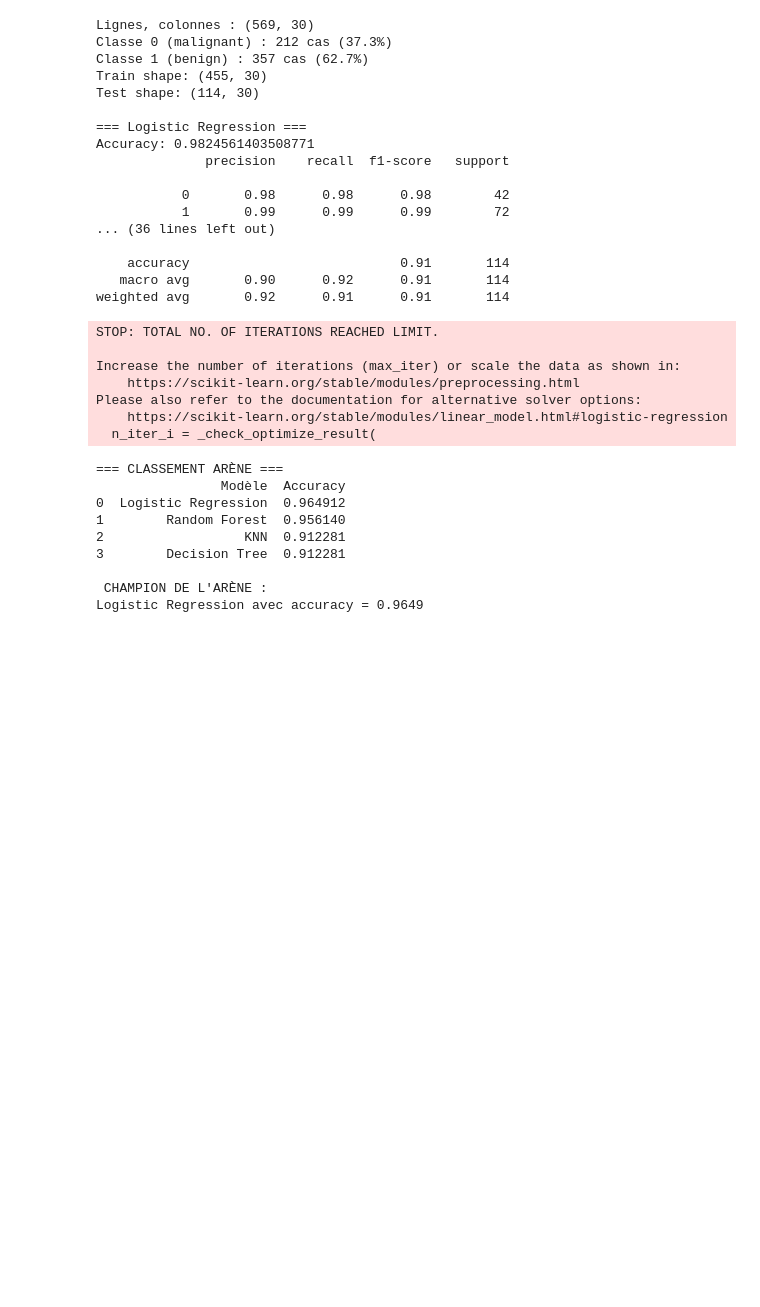
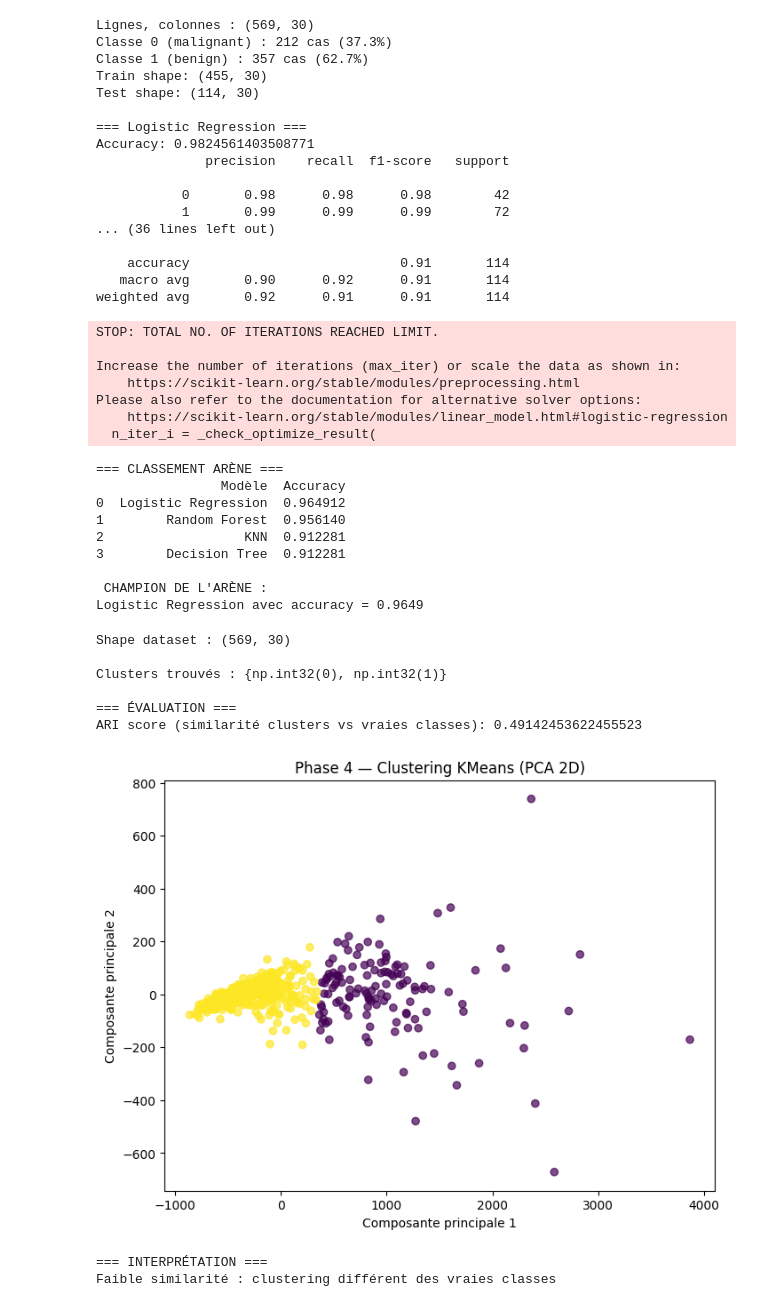
Before and after one commit to karamdh/arene-des-algos-KARAM-DHIFI01, a Jupyter notebook: jour1.ipynb, the cells around one changed output. Cells and saved outputs as stored; diff of their text form; code cells hidden in the pictures; blank space fills up the shorter version.

Commit message:
feat(phase4): clustering KMeans + PCA + évaluation ARI + analyse

```diff
--- a/jour1.ipynb
+++ b/jour1.ipynb
@@ -192,3 +192,72 @@ Please also refer to the documentation for alternative solver options:
 
  CHAMPION DE L'ARÈNE :
 Logistic Regression avec accuracy = 0.9649
+# %%
+
+from sklearn.cluster import KMeans
+from sklearn.decomposition import PCA
+from sklearn.datasets import load_breast_cancer
+from sklearn.metrics import adjusted_rand_score
+import matplotlib.pyplot as plt
+
+data = load_breast_cancer()
+X = data.data
+y = data.target
+
+print("Shape dataset :", X.shape)
+
+
+# KMeans
+
+kmeans = KMeans(n_clusters=2, random_state=42, n_init=10)
+clusters = kmeans.fit_predict(X)
+
+print("\nClusters trouvés :", set(clusters))
+
+
+#  Évaluation
+
+ari = adjusted_rand_score(y, clusters)
+
+print("\n=== ÉVALUATION ===")
+print("ARI score (similarité clusters vs vraies classes):", ari)
+
+
+#  Réduction dimensionnelle (PCA)
+
+pca = PCA(n_components=2)
+X_2d = pca.fit_transform(X)
+
+
+#  Visualisation
+plt.figure(figsize=(8,6))
+
+plt.scatter(X_2d[:, 0], X_2d[:, 1], c=clusters, cmap='viridis', alpha=0.7)
+
+plt.title("Phase 4 — Clustering KMeans (PCA 2D)")
+plt.xlabel("Composante principale 1")
+plt.ylabel("Composante principale 2")
+
+plt.show()
+
+
+# Analyse rapide
+
+print("\n=== INTERPRÉTATION ===")
+
+if ari > 0.8:
+    print("Très forte similarité : les classes sont bien séparables")
+elif ari > 0.5:
+    print("Similarité moyenne : structure partiellement retrouvée")
+else:
+    print("Faible similarité : clustering différent des vraies classes")
+# %% [output]
+Shape dataset : (569, 30)
+
+Clusters trouvés : {np.int32(0), np.int32(1)}
+
+=== ÉVALUATION ===
+ARI score (similarité clusters vs vraies classes): 0.49142453622455523
+[figure, added]
+=== INTERPRÉTATION ===
+Faible similarité : clustering différent des vraies classes
```
